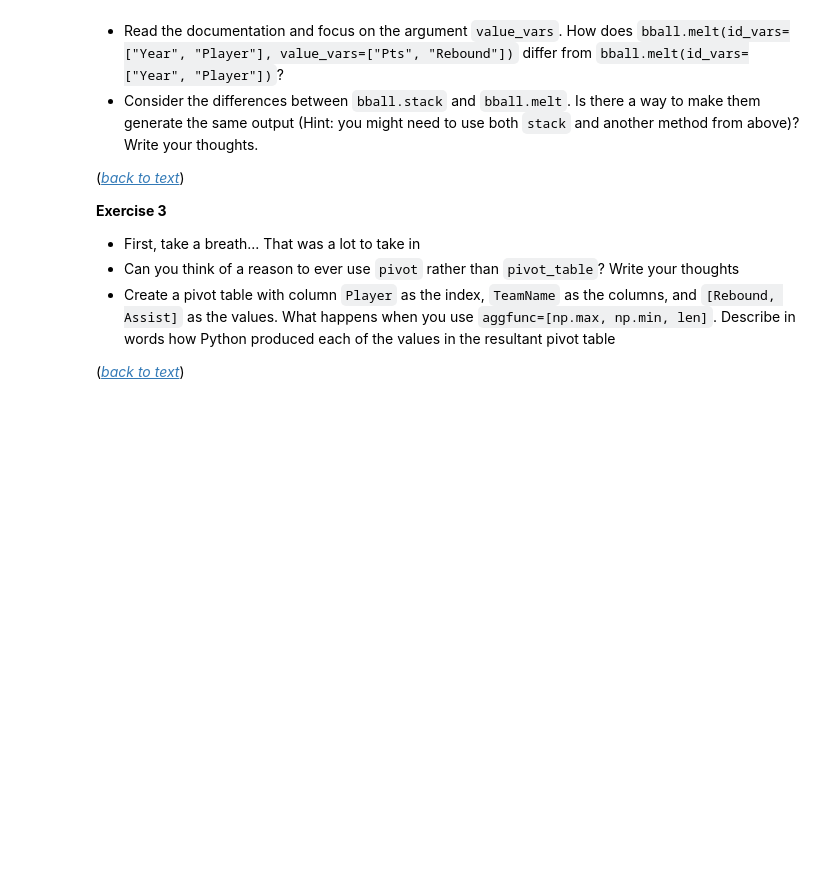
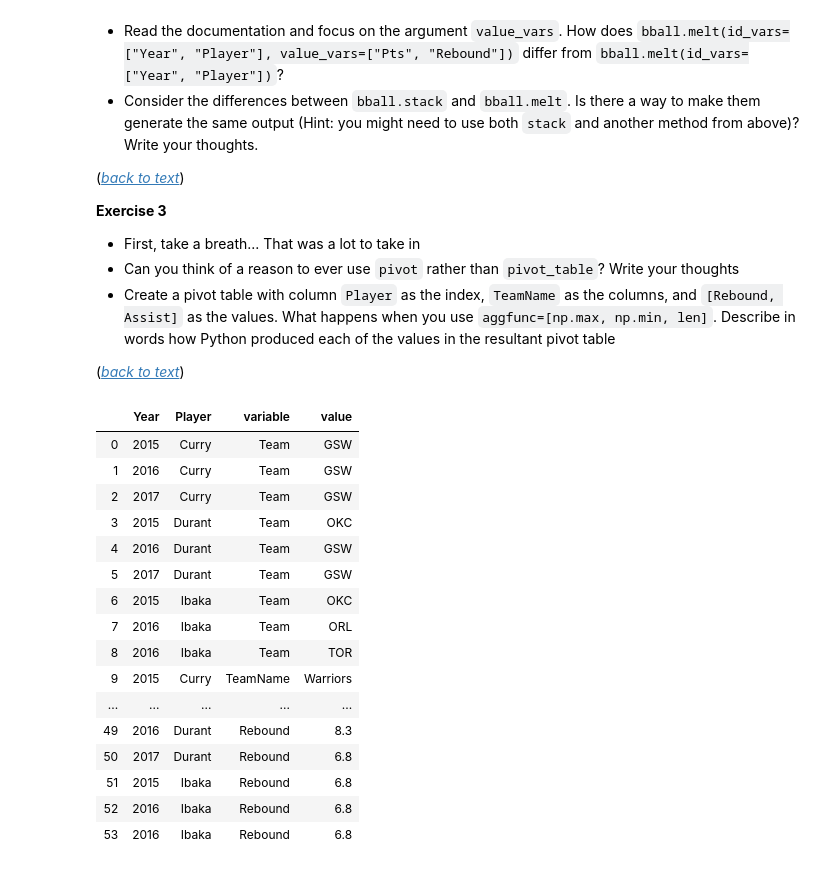
Before and after one commit to jasonqiangguo/quantecon-notebooks-datascience, a Jupyter notebook: pandas/reshape.ipynb, the cells around one changed output. Cells and saved outputs as stored; diff of their text form; code cells hidden in the pictures; blank space fills up the shorter version.

```diff
--- a/pandas/reshape.ipynb
+++ b/pandas/reshape.ipynb
@@ -826,3 +1011,23 @@ bball_wide
 
 
 ([*back to text*](#exercise-2))
+# %%
+bball.melt(id_vars=["Year", "Player"])
+# %% [output]
+|  | Year | Player | variable | value |
+| 0 | 2015 | Curry | Team | GSW |
+| 1 | 2016 | Curry | Team | GSW |
+| 2 | 2017 | Curry | Team | GSW |
+| 3 | 2015 | Durant | Team | OKC |
+| 4 | 2016 | Durant | Team | GSW |
+| 5 | 2017 | Durant | Team | GSW |
+| 6 | 2015 | Ibaka | Team | OKC |
+| 7 | 2016 | Ibaka | Team | ORL |
+| 8 | 2016 | Ibaka | Team | TOR |
+| 9 | 2015 | Curry | TeamName | Warriors |
+| ... | ... | ... | ... | ... |
+| 49 | 2016 | Durant | Rebound | 8.3 |
+| 50 | 2017 | Durant | Rebound | 6.8 |
+| 51 | 2015 | Ibaka | Rebound | 6.8 |
+| 52 | 2016 | Ibaka | Rebound | 6.8 |
+| 53 | 2016 | Ibaka | Rebound | 6.8 |
```
Also changed, not shown: parts of 29 cells of this notebook.
